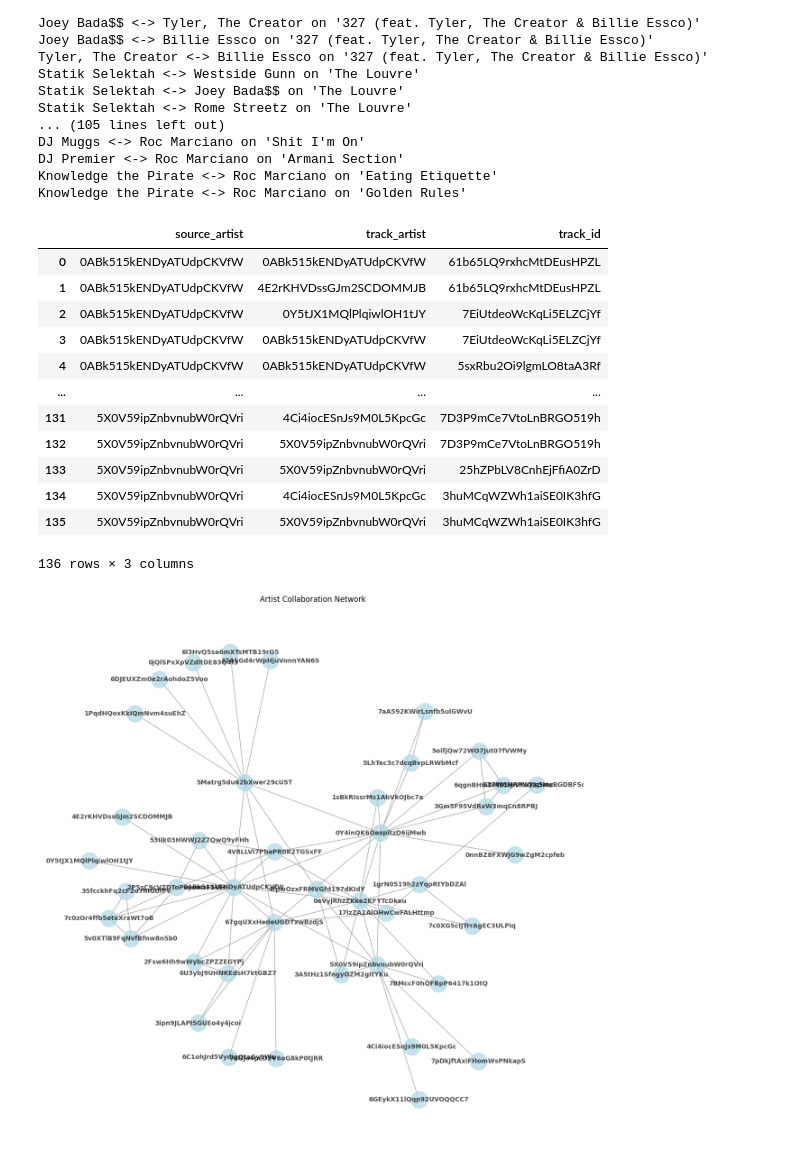
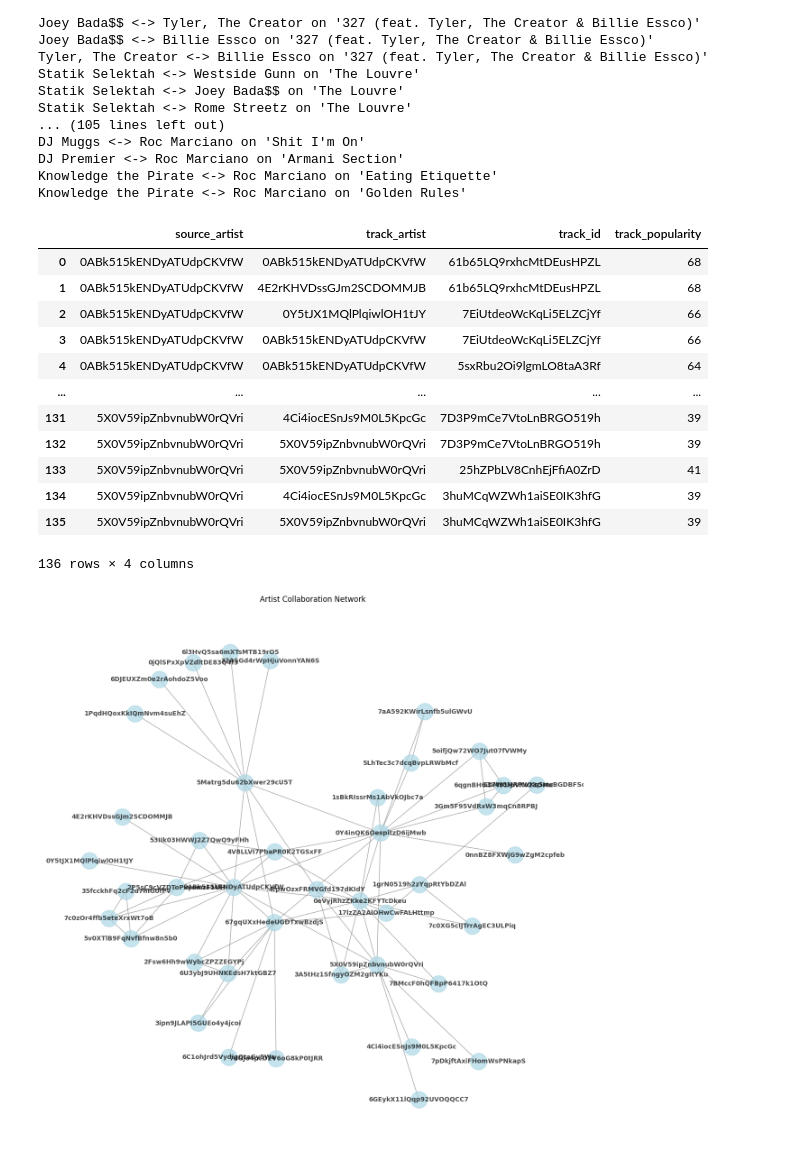
Before and after one commit to mariocancode/SpotifyCollaborationPopularity, a Jupyter notebook: PredictPopularCollabs.ipynb, the cells around one changed output. Drawn from its saved outputs; the diff is of its cells as text; code cells hidden in the pictures.

```diff
--- a/PredictPopularCollabs.ipynb
+++ b/PredictPopularCollabs.ipynb
@@ -137,45 +137,45 @@ Knowledge the Pirate <-> Roc Marciano on 'Golden Rules'
 # %%
 # Create a DataFrame of source artists, track artists, and track name from the graph
 
 track_collab_data = []
 
 for artist in artists:
     artist_id = search_artist(artist)
     if artist_id is None:
         continue
     top_tracks = get_artist_top_tracks(artist_id)
 
     for track in top_tracks:
         track_id = track['id']
         track_artists = track['artists']
         track_popularity = track['popularity']
 
         for a in track_artists:
             track_collab_data.append({
                 "source_artist": artist_id,
                 "track_artist": a['id'],
                 "track_id": track_id,
-
+                "track_popularity": track_popularity
             })
 
 track_collab_df = pd.DataFrame(track_collab_data)
 track_collab_df['source_artist'] = track_collab_df['source_artist'].astype("str")
 track_collab_df['track_artist'] = track_collab_df['track_artist'].astype("str")
 track_collab_df
 # %% [output]
-|  | source_artist | track_artist | track_id |
-| 0 | 0ABk515kENDyATUdpCKVfW | 0ABk515kENDyATUdpCKVfW | 61b65LQ9rxhcMtDEusHPZL |
-| 1 | 0ABk515kENDyATUdpCKVfW | 4E2rKHVDssGJm2SCDOMMJB | 61b65LQ9rxhcMtDEusHPZL |
-| 2 | 0ABk515kENDyATUdpCKVfW | 0Y5tJX1MQlPlqiwlOH1tJY | 7EiUtdeoWcKqLi5ELZCjYf |
-| 3 | 0ABk515kENDyATUdpCKVfW | 0ABk515kENDyATUdpCKVfW | 7EiUtdeoWcKqLi5ELZCjYf |
-| 4 | 0ABk515kENDyATUdpCKVfW | 0ABk515kENDyATUdpCKVfW | 5sxRbu2Oi9lgmLO8taA3Rf |
-| ... | ... | ... | ... |
-| 131 | 5X0V59ipZnbvnubW0rQVri | 4Ci4iocESnJs9M0L5KpcGc | 7D3P9mCe7VtoLnBRGO519h |
-| 132 | 5X0V59ipZnbvnubW0rQVri | 5X0V59ipZnbvnubW0rQVri | 7D3P9mCe7VtoLnBRGO519h |
-| 133 | 5X0V59ipZnbvnubW0rQVri | 5X0V59ipZnbvnubW0rQVri | 25hZPbLV8CnhEjFfiA0ZrD |
-| 134 | 5X0V59ipZnbvnubW0rQVri | 4Ci4iocESnJs9M0L5KpcGc | 3huMCqWZWh1aiSE0IK3hfG |
-| 135 | 5X0V59ipZnbvnubW0rQVri | 5X0V59ipZnbvnubW0rQVri | 3huMCqWZWh1aiSE0IK3hfG |
+|  | source_artist | track_artist | track_id | track_popularity |
+| 0 | 0ABk515kENDyATUdpCKVfW | 0ABk515kENDyATUdpCKVfW | 61b65LQ9rxhcMtDEusHPZL | 68 |
+| 1 | 0ABk515kENDyATUdpCKVfW | 4E2rKHVDssGJm2SCDOMMJB | 61b65LQ9rxhcMtDEusHPZL | 68 |
+| 2 | 0ABk515kENDyATUdpCKVfW | 0Y5tJX1MQlPlqiwlOH1tJY | 7EiUtdeoWcKqLi5ELZCjYf | 66 |
+| 3 | 0ABk515kENDyATUdpCKVfW | 0ABk515kENDyATUdpCKVfW | 7EiUtdeoWcKqLi5ELZCjYf | 66 |
+| 4 | 0ABk515kENDyATUdpCKVfW | 0ABk515kENDyATUdpCKVfW | 5sxRbu2Oi9lgmLO8taA3Rf | 64 |
+| ... | ... | ... | ... | ... |
+| 131 | 5X0V59ipZnbvnubW0rQVri | 4Ci4iocESnJs9M0L5KpcGc | 7D3P9mCe7VtoLnBRGO519h | 39 |
+| 132 | 5X0V59ipZnbvnubW0rQVri | 5X0V59ipZnbvnubW0rQVri | 7D3P9mCe7VtoLnBRGO519h | 39 |
+| 133 | 5X0V59ipZnbvnubW0rQVri | 5X0V59ipZnbvnubW0rQVri | 25hZPbLV8CnhEjFfiA0ZrD | 41 |
+| 134 | 5X0V59ipZnbvnubW0rQVri | 4Ci4iocESnJs9M0L5KpcGc | 3huMCqWZWh1aiSE0IK3hfG | 39 |
+| 135 | 5X0V59ipZnbvnubW0rQVri | 5X0V59ipZnbvnubW0rQVri | 3huMCqWZWh1aiSE0IK3hfG | 39 |
-136 rows × 3 columns
+136 rows × 4 columns
 # %%
 # Visualize the graph
 plt.figure(figsize=(12, 12))
```
Also changed, not shown: parts of 13 cells of this notebook.
